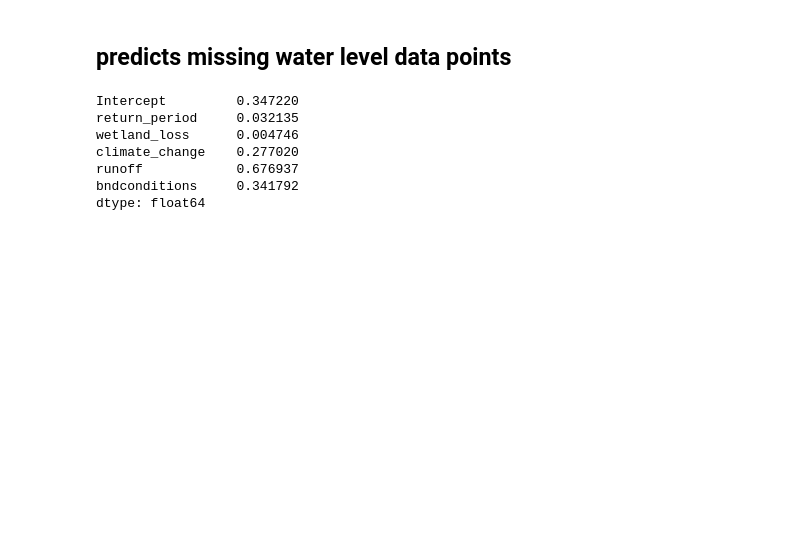
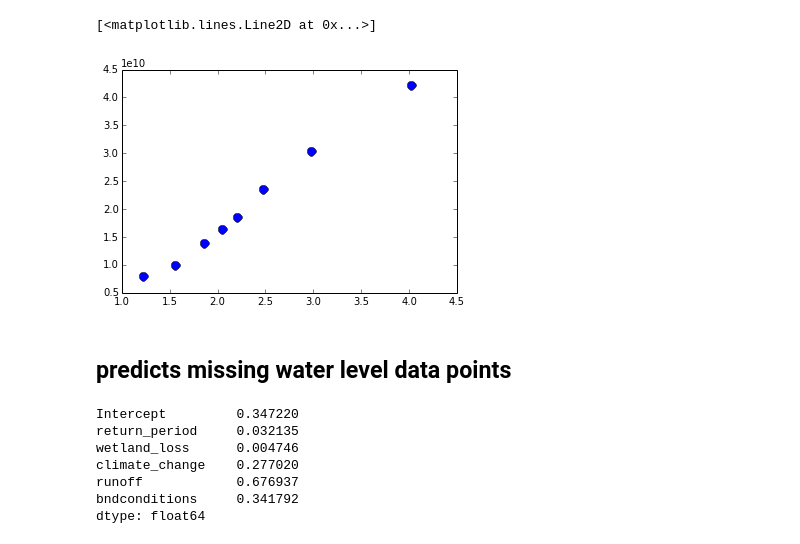
Before and after one commit to julierozz/create_files_for_mike11, a Jupyter notebook: analyze_results.ipynb, the cells around one changed output. Saved outputs shown, nothing was run; the diff lists cells and outputs as text; code cells hidden in the pictures; blank space fills up the shorter version.

```diff
--- a/analyze_results.ipynb
+++ b/analyze_results.ipynb
@@ -65,0 +68,16 @@ OLS Regression Results
+# %%
+pop_multiplier=2.8*0.3
+# %%
+def calccost(pop_exposed,gdp_gr,gdp_per_capita_2013,pop_multiplier):
+    cost=pop_exposed*gdp_per_capita_2013*(1+gdp_gr)**(2040-2013)*pop_multiplier
+    return cost
+# %%
+#GDP per capita 2013 in constant lkr
+gdp_per_capita_2013=160*10**3
+gdp_per_capita_2010=128*10**3
+
+gdp_per_capita_2040=gdp_per_capita_2013
+#gdp_per_capita_2040=gdp_per_capita_2013*(1.05)**(2040-2013)
+# %%
+subdata.ix[notnull(subdata['share']),'cost']=calccost(subdata.ix[notnull(subdata['share']),'Pop'],0,gdp_per_capita_2040,pop_multiplier)
+subdata.ix[notnull(subdata['share']),'costlog']=np.log(subdata.ix[notnull(subdata['share']),'cost'])
@@ -66,3 +99,8 @@ OLS Regression Results
+# %%
+plt.plot(subdata['PARLIAMENT'],subdata['cost'],marker='o',markersize=9,linestyle='None')
+# %% [output]
+[<matplotlib.lines.Line2D at 0x...>]
+[figure, added]
 # %% [markdown]
 ## predicts missing water level data points
 # %%
```
Also changed, not shown: parts of 82 cells of this notebook, 1 other file.
